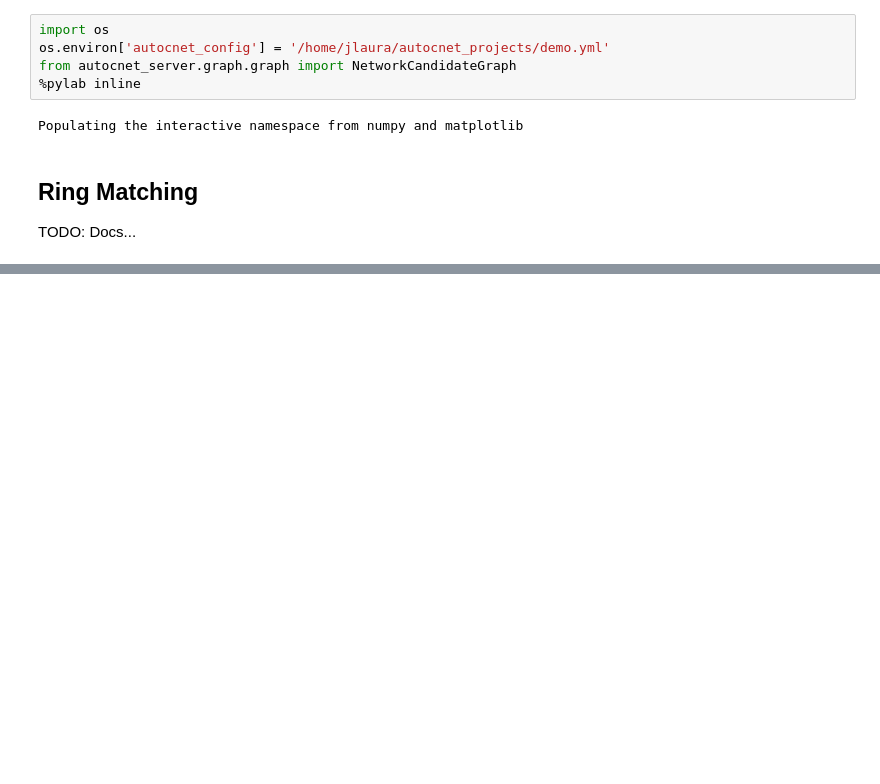
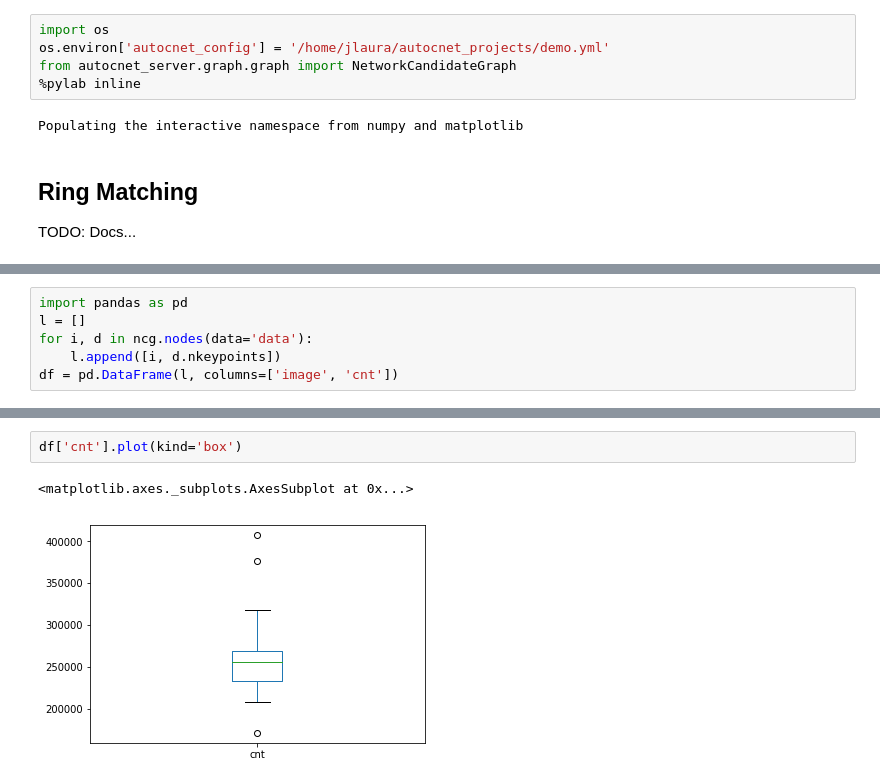
Before and after one commit to jlaura/autocnet_server, a Jupyter notebook: notebooks/04. Ring Matching.ipynb, the cells around one changed output, grey strips where cells are left out. Drawn from its saved outputs; the diff is of its cells as text; blank space fills up the shorter version.

```diff
--- a/notebooks/04. Ring Matching.ipynb
+++ b/notebooks/04. Ring Matching.ipynb
@@ -20,0 +63,6 @@ ncg.ring_match(walltime='00:01:00')
+# %%
+import pandas as pd
+l = []
+for i, d in ncg.nodes(data='data'):
+    l.append([i, d.nkeypoints])
+df = pd.DataFrame(l, columns=['image', 'cnt'])
@@ -20,0 +81,5 @@ ncg.ring_match(walltime='00:01:00')
+# %%
+df['cnt'].plot(kind='box')
+# %% [output]
+<matplotlib.axes._subplots.AxesSubplot at 0x...>
+[figure, added]
```
Also changed, not shown: parts of 9 cells of this notebook, 8 other files.
